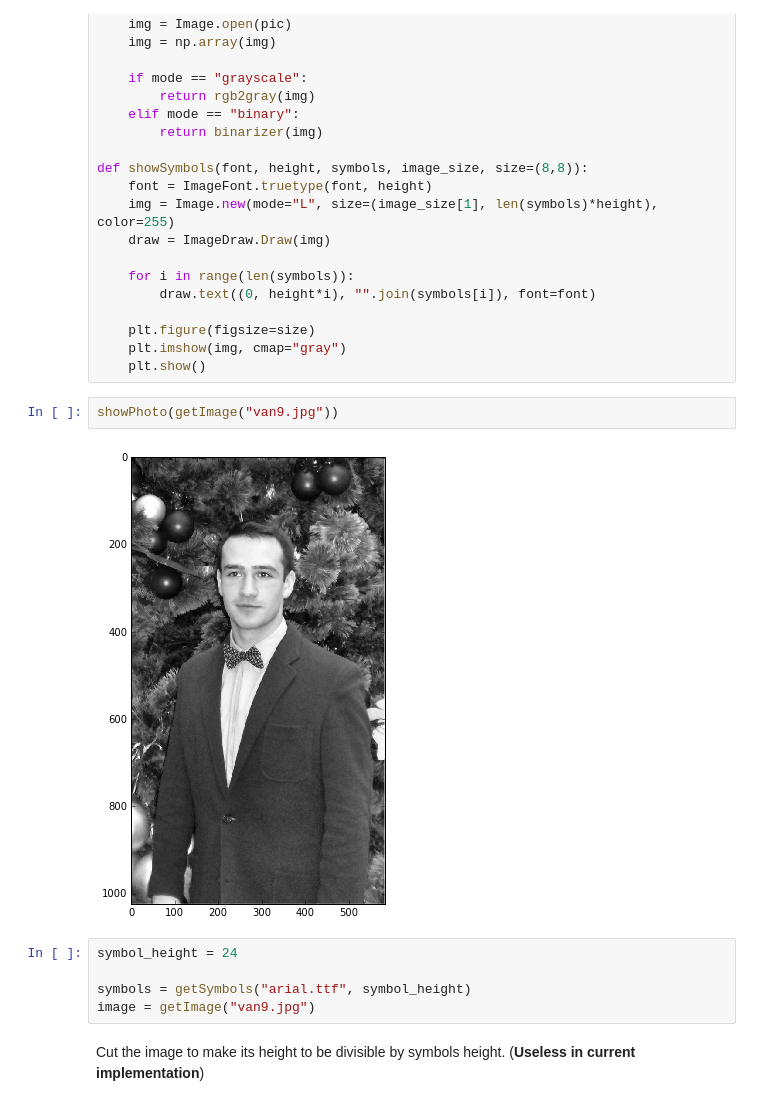
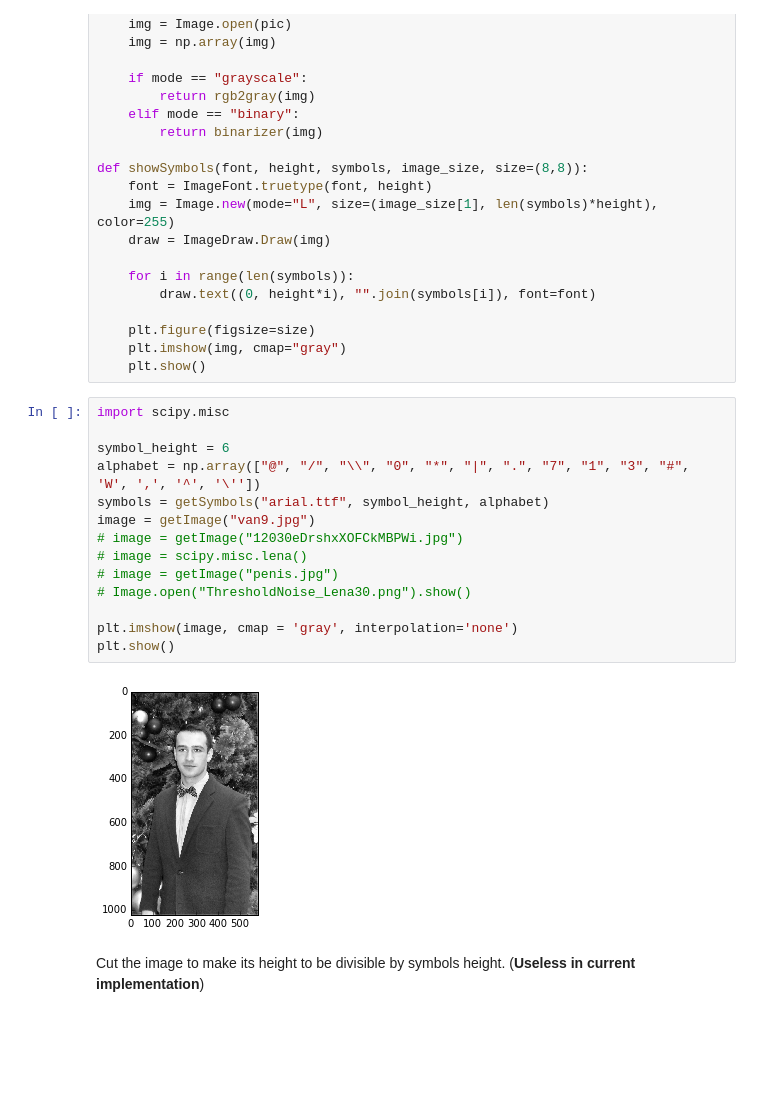
Before and after one commit to max777alex/image-to-ascii, a Jupyter notebook: project.ipynb, the cells around one changed output. Cells and saved outputs as stored; diff of their text form; blank space fills up the shorter version.

```diff
--- a/project.ipynb
+++ b/project.ipynb
@@ -67,15 +67,22 @@ def showSymbols(font, height, symbols, image_size, size=(8,8)):
     plt.figure(figsize=size)
     plt.imshow(img, cmap="gray")
     plt.show()
-# %%
-showPhoto(getImage("van9.jpg"))
-# %% [output]
-[figure, removed]
-# %%
-symbol_height = 24
-
-symbols = getSymbols("arial.ttf", symbol_height)
-image = getImage("van9.jpg")
+# %%
+import scipy.misc
+
+symbol_height = 6
+alphabet = np.array(["@", "/", "\\", "0", "*", "|", ".", "7", "1", "3", "#", 'W', ',', '^', '\''])
+symbols = getSymbols("arial.ttf", symbol_height, alphabet)
+image = getImage("van9.jpg")
+# image = getImage("12030eDrshxXOFCkMBPWi.jpg")
+# image = scipy.misc.lena()
+# image = getImage("penis.jpg")
+# Image.open("ThresholdNoise_Lena30.png").show()
+
+plt.imshow(image, cmap = 'gray', interpolation='none')
+plt.show()
+# %% [output]
+[figure, added]
 # %% [markdown]
 Cut the image to make its height to be divisible by symbols height. (**Useless in current implementation**)
 # %%
```
Also changed, not shown: parts of 6 cells of this notebook, 4 other files.
